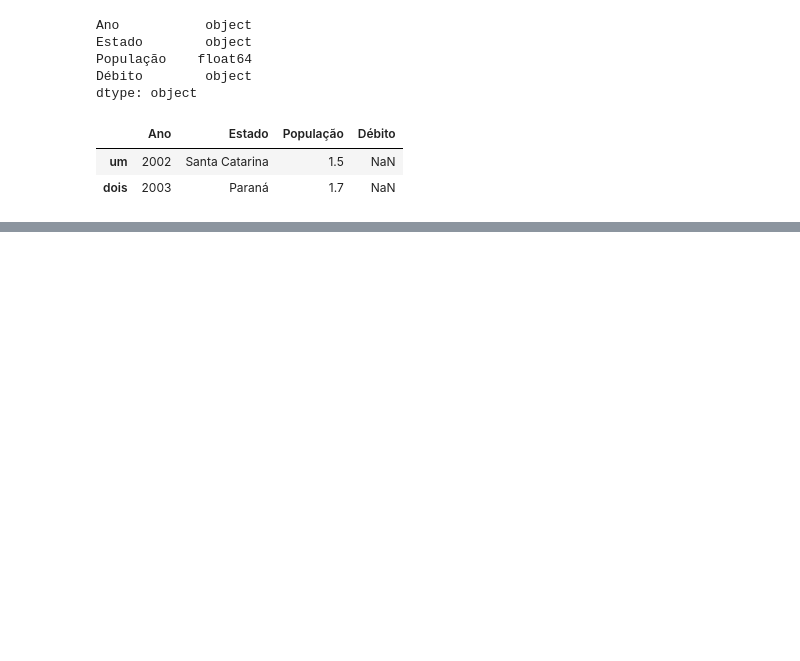
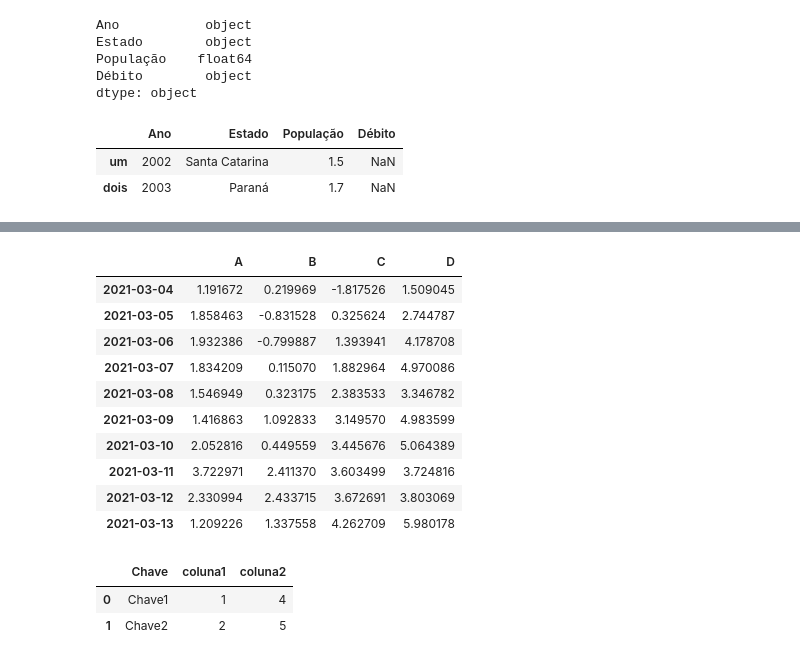
Before and after one commit to Lucaasfelipe/Python, a Jupyter notebook: Módulos python para Análise de dados/Pandas.ipynb, the cells around one changed output, grey strips where cells are left out. Saved outputs shown, nothing was run; the diff lists cells and outputs as text; code cells hidden in the pictures; blank space fills up the shorter version.

```diff
--- a/Módulos python para Análise de dados/Pandas.ipynb
+++ b/Módulos python para Análise de dados/Pandas.ipynb
@@ -255,0 +446,24 @@ frame2[:2]
+# %%
+# Usando métodos com a soma acumulada
+df.apply(np.cumsum)
+# %% [output]
+|  | A | B | C | D |
+| 2021-03-04 | 1.191672 | 0.219969 | -1.817526 | 1.509045 |
+| 2021-03-05 | 1.858463 | -0.831528 | 0.325624 | 2.744787 |
+| 2021-03-06 | 1.932386 | -0.799887 | 1.393941 | 4.178708 |
+| 2021-03-07 | 1.834209 | 0.115070 | 1.882964 | 4.970086 |
+| 2021-03-08 | 1.546949 | 0.323175 | 2.383533 | 3.346782 |
+| 2021-03-09 | 1.416863 | 1.092833 | 3.149570 | 4.983599 |
+| 2021-03-10 | 2.052816 | 0.449559 | 3.445676 | 5.064389 |
+| 2021-03-11 | 3.722971 | 2.411370 | 3.603499 | 3.724816 |
+| 2021-03-12 | 2.330994 | 2.433715 | 3.672691 | 3.803069 |
+| 2021-03-13 | 1.209226 | 1.337558 | 4.262709 | 5.980178 |
+# %%
+# Merge DataFrame, forma de concatenar 2 ou mais DataFrame
+left = pd.DataFrame({'Chave':['Chave1', 'Chave2'], 'coluna1': [1, 2]})
+right = pd.DataFrame({'Chave':['Chave1', 'Chave2'], 'coluna2': [4, 5]})
+pd.merge(left, right, on='Chave')
+# %% [output]
+|  | Chave | coluna1 | coluna2 |
+| 0 | Chave1 | 1 | 4 |
+| 1 | Chave2 | 2 | 5 |
```
Also changed, not shown: parts of 40 cells of this notebook, 1 other file.
